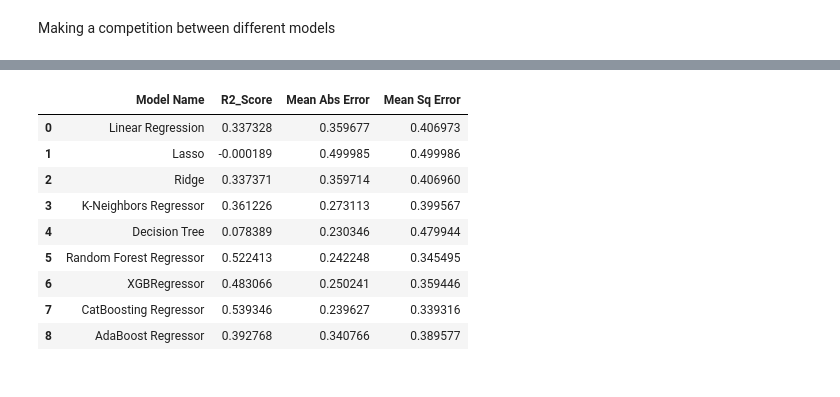
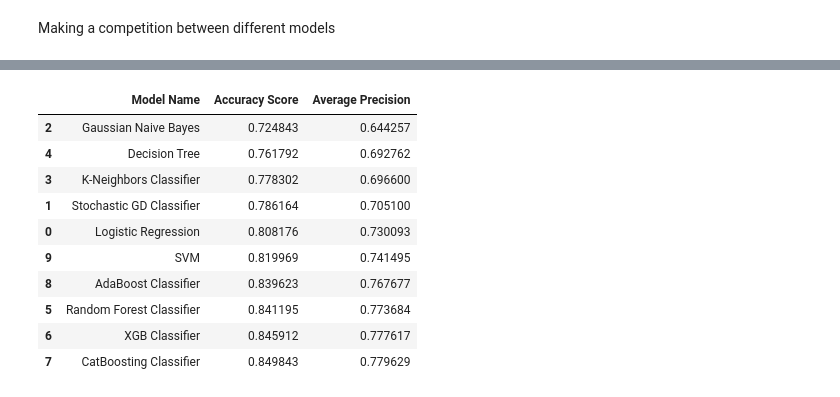
Before and after one commit to siddhantpassi/My_Project, a Jupyter notebook: Hit_Flop_Data/Model_Training.ipynb, the cells around one changed output, grey strips where cells are left out. Drawn from its saved outputs; the diff is of its cells as text; code cells hidden in the pictures.

```diff
--- a/Hit_Flop_Data/Model_Training.ipynb
+++ b/Hit_Flop_Data/Model_Training.ipynb
@@ -181,12 +177,10 @@ X_train.shape, X_test.shape
 ((5086, 31), (1272, 31))
 # %% [markdown]
 Making a competition between different models
-# %%
-def evaluate_model(true, predicted):
-    mae = mean_absolute_error(true, predicted)
-    mse = mean_squared_error(true, predicted)
-    rmse = np.sqrt(mean_squared_error(true, predicted))
-    r2_square = r2_score(true, predicted)
-    return mae, rmse, r2_square
+# %%
+def evaluate_model(true, predicted):
+    acc = accuracy_score(true, predicted)
+    ap = average_precision_score(true, predicted)
+    return acc, ap
 # %%
 models = {
@@ -259,14 +251,16 @@ Model performance for Test set
 ===================================
-# %%
-pd.DataFrame(list(zip(model_list, r2_list, mae_list, mse_list)), columns=['Model Name', 'R2_Score', 'Mean Abs Error', 'Mean Sq Error'])
-# %% [output]
-|  | Model Name | R2_Score | Mean Abs Error | Mean Sq Error |
-| 0 | Linear Regression | 0.337328 | 0.359677 | 0.406973 |
-| 1 | Lasso | -0.000189 | 0.499985 | 0.499986 |
-| 2 | Ridge | 0.337371 | 0.359714 | 0.406960 |
-| 3 | K-Neighbors Regressor | 0.361226 | 0.273113 | 0.399567 |
-| 4 | Decision Tree | 0.078389 | 0.230346 | 0.479944 |
-| 5 | Random Forest Regressor | 0.522413 | 0.242248 | 0.345495 |
-| 6 | XGBRegressor | 0.483066 | 0.250241 | 0.359446 |
-| 7 | CatBoosting Regressor | 0.539346 | 0.239627 | 0.339316 |
-| 8 | AdaBoost Regressor | 0.392768 | 0.340766 | 0.389577 |
+# %%
+results = pd.DataFrame(list(zip(model_list, acc_list, ap_list)), columns=['Model Name', 'Accuracy Score', 'Average Precision'])
+results.sort_values(by="Accuracy Score")
+# %% [output]
+|  | Model Name | Accuracy Score | Average Precision |
+| 2 | Gaussian Naive Bayes | 0.724843 | 0.644257 |
+| 4 | Decision Tree | 0.761792 | 0.692762 |
+| 3 | K-Neighbors Classifier | 0.778302 | 0.696600 |
+| 1 | Stochastic GD Classifier | 0.786164 | 0.705100 |
+| 0 | Logistic Regression | 0.808176 | 0.730093 |
+| 9 | SVM | 0.819969 | 0.741495 |
+| 8 | AdaBoost Classifier | 0.839623 | 0.767677 |
+| 5 | Random Forest Classifier | 0.841195 | 0.773684 |
+| 6 | XGB Classifier | 0.845912 | 0.777617 |
+| 7 | CatBoosting Classifier | 0.849843 | 0.779629 |
```
Also changed, not shown: parts of 6 cells of this notebook, 13 other files.
